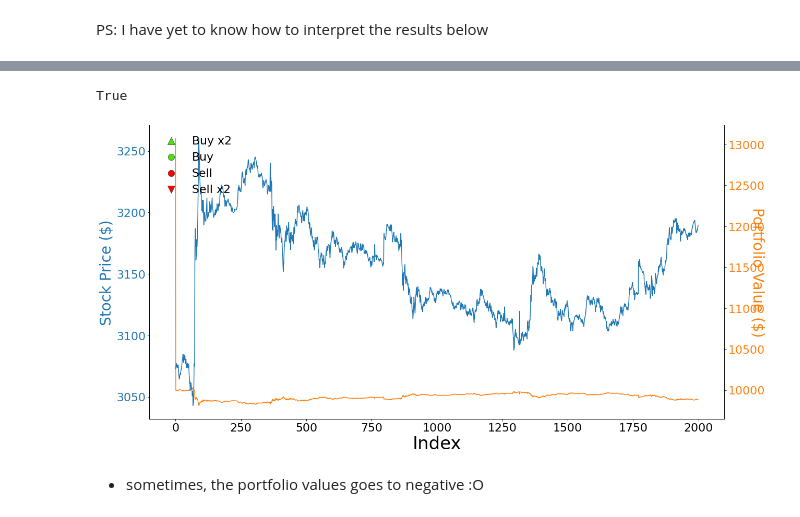
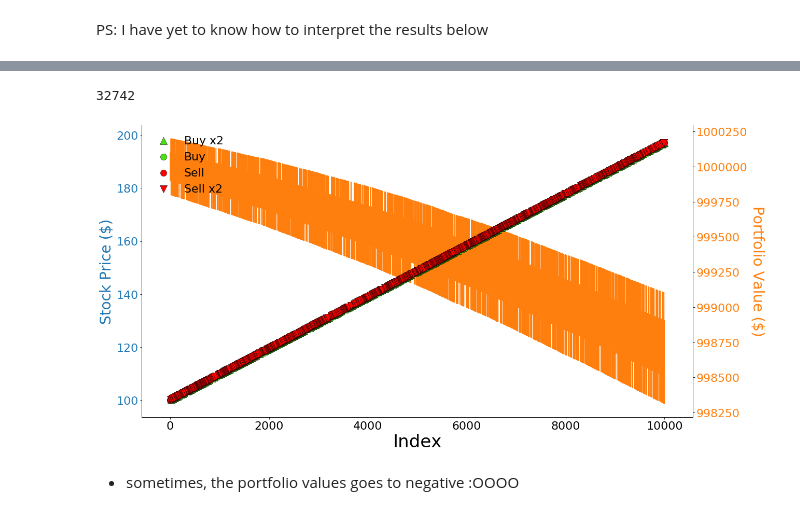
Before and after one commit to YAOS5/Amazon-Trading-Bot, a Jupyter notebook: stable_baselines_test.ipynb, the cells around one changed output, grey strips where cells are left out. Saved outputs shown, nothing was run; the diff lists cells and outputs as text; code cells hidden in the pictures.

```diff
--- a/stable_baselines_test.ipynb
+++ b/stable_baselines_test.ipynb
@@ -182,0 +186,2 @@ print(env)
+# %%
+env.step(2)
@@ -254,13 +256,13 @@ obs = env.reset()
 prices = []
 rewards = []
 actions = []
-for i in range(2000):
-    action, _states = model.predict(obs, deterministic=True)
+for i in tqdm(range(10000)):
+    action, _states = model.predict(obs)
 
     obs, reward, done, _ = env.step(action)
 
     actions.append(action)
     rewards.append(reward)
 
-    prices.append(obs[4]) # current timestep's closing price
+    prices.append(obs[5]) # current timestep's closing price
     env.save_portfolio()
@@ -293,13 +315,13 @@ for a in actions:
     else:
         target_actions.append(1)
 # %%
-len(portfolio) == len(target_actions)
+len(portfolio.portfolio)
 # %% [output]
-True
+32742
 # %%
-plot(prices, target_actions, portfolio.portfolio[-2000:])
+plot(prices, target_actions, portfolio.portfolio[-10000:], right_y_adjust=1.13)
 # %% [output]
-[figure, old version]
+[figure, new version]
 # %% [markdown]
 
-- sometimes, the portfolio values goes to negative :O
+- sometimes, the portfolio values goes to negative :OOOO
```
Also changed, not shown: parts of 14 cells of this notebook.
